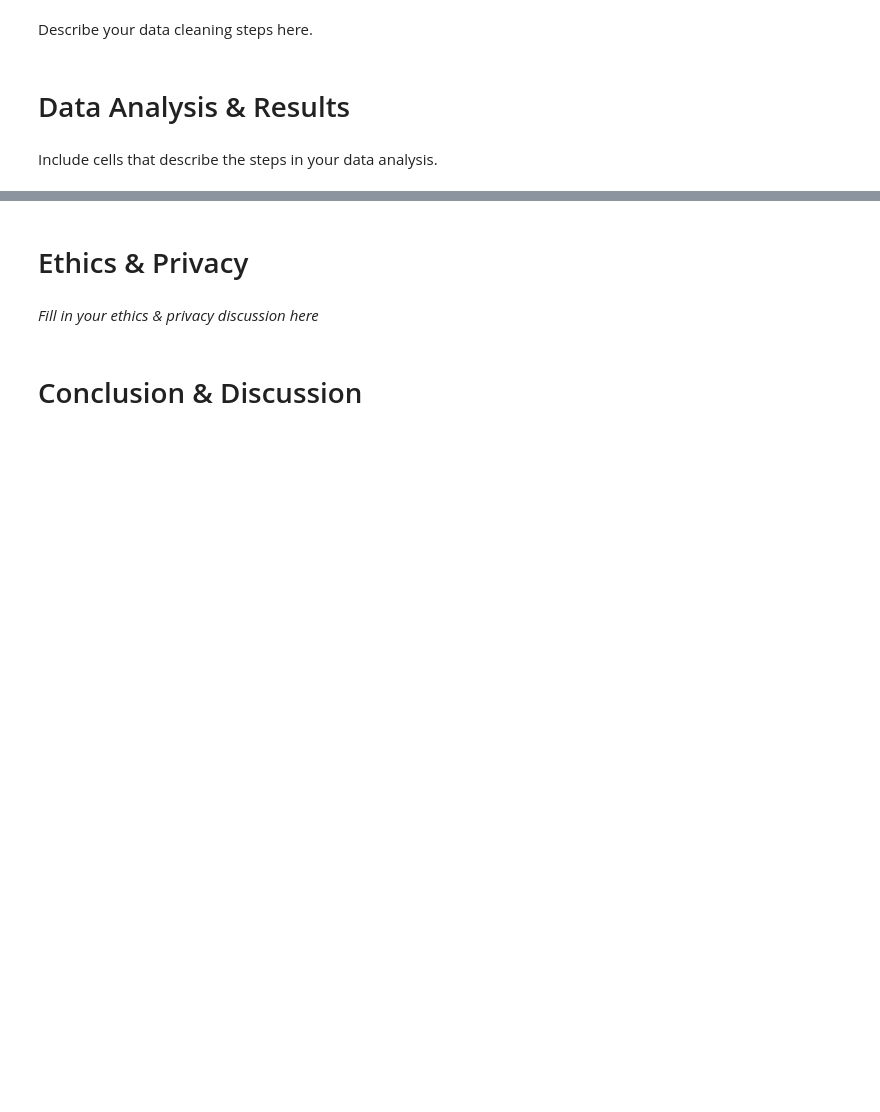
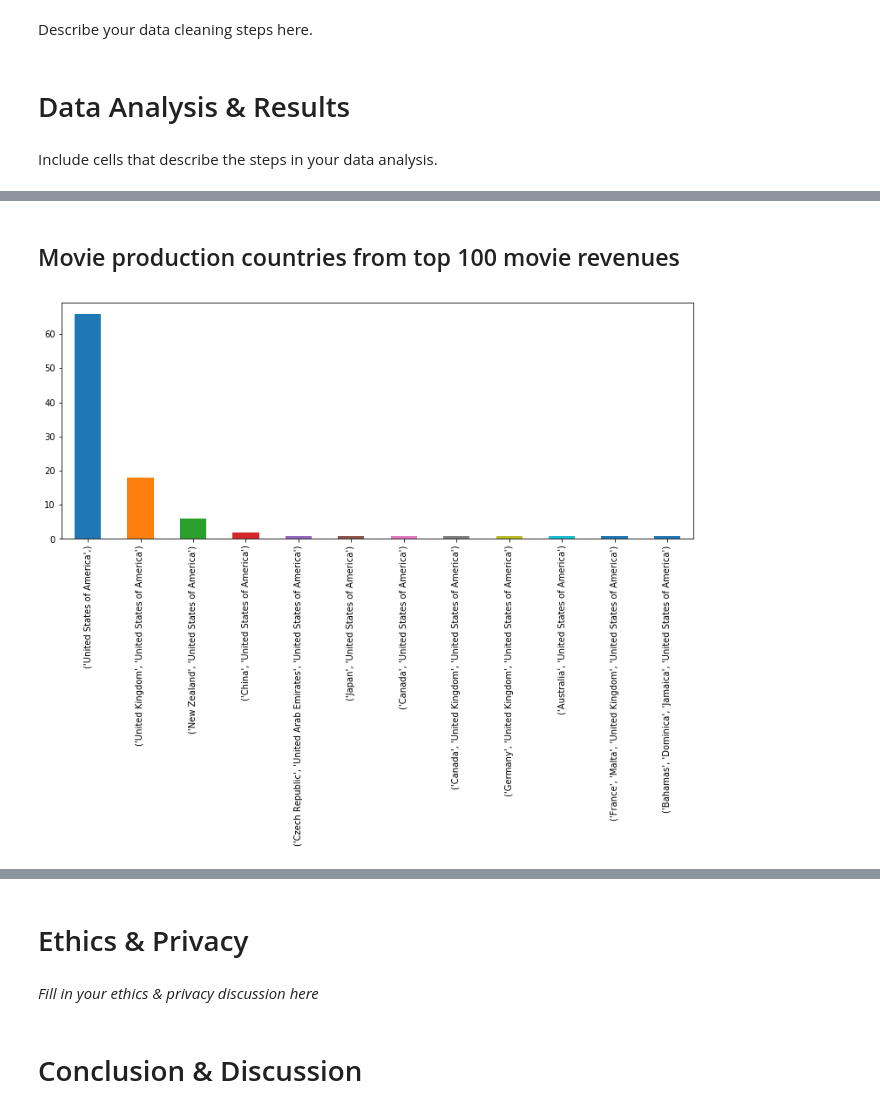
Before and after one commit to COGS108/MyFirstPullRequest, a Jupyter notebook: FinalProject.ipynb, the cells around one changed output, grey strips where cells are left out. Cells and saved outputs as stored; diff of their text form; code cells hidden in the pictures; blank space fills up the shorter version.

```diff
--- a/FinalProject.ipynb
+++ b/FinalProject.ipynb
@@ -67,0 +157,7 @@ Include cells that describe the steps in your data analysis.
+# %% [markdown]
+## Movie production countries from top 100 movie revenues
+# %%
+pd.value_counts(df.head(100)['production_countries']).plot.bar(figsize = (13, 5))
+f1 = plt.gcf()
+# %% [output]
+[figure, added]
```
Also changed, not shown: parts of 38 cells of this notebook, 2 other files.
